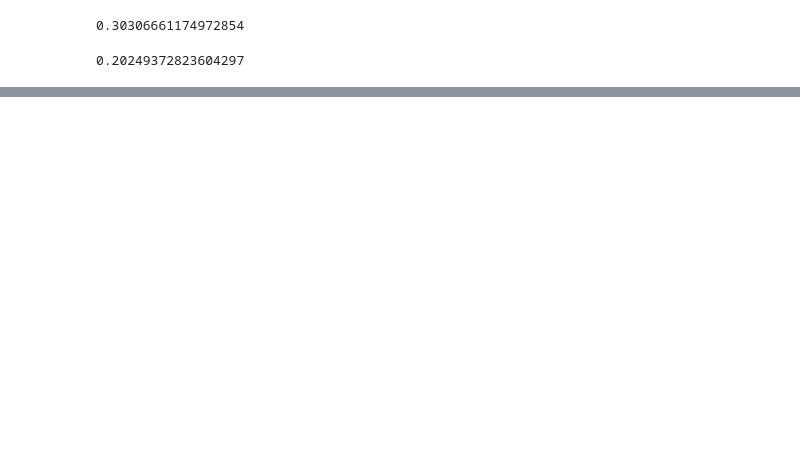
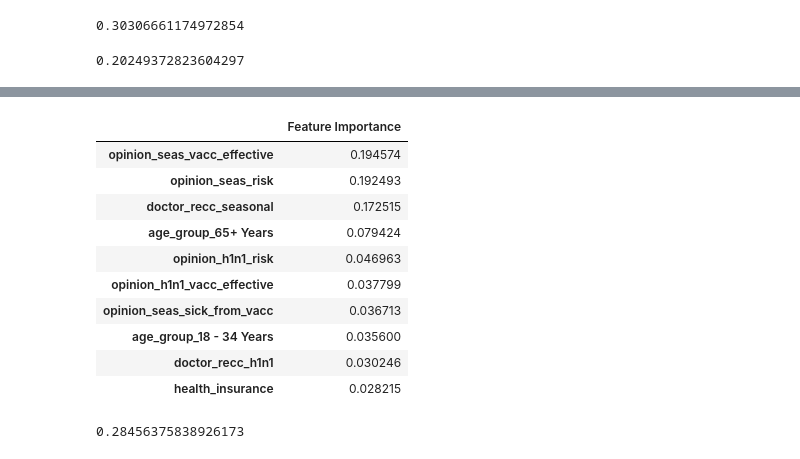
Before and after one commit to pmjustafort/flushotlearning, a Jupyter notebook: index.ipynb, the cells around one changed output, grey strips where cells are left out. Saved outputs shown, nothing was run; the diff lists cells and outputs as text; code cells hidden in the pictures; blank space fills up the shorter version.

```diff
--- a/index.ipynb
+++ b/index.ipynb
@@ -542,0 +659,18 @@ calculate_percentage(train_df_encoded, 'doctor_recc_h1n1')
+# %%
+top_10
+# %% [output]
+|  | Feature Importance |
+| opinion_seas_vacc_effective | 0.194574 |
+| opinion_seas_risk | 0.192493 |
+| doctor_recc_seasonal | 0.172515 |
+| age_group_65+ Years | 0.079424 |
+| opinion_h1n1_risk | 0.046963 |
+| opinion_h1n1_vacc_effective | 0.037799 |
+| opinion_seas_sick_from_vacc | 0.036713 |
+| age_group_18 - 34 Years | 0.035600 |
+| doctor_recc_h1n1 | 0.030246 |
+| health_insurance | 0.028215 |
+# %%
+len(train_df_encoded[(train_df_encoded['age_group_18 - 34 Years'] == 1) & (train_df_encoded['seasonal_vaccine'] == 1)]) / len(train_df_encoded[(train_df_encoded['age_group_18 - 34 Years'] == 1)])
+# %% [output]
+0.28456375838926173
```
Also changed, not shown: parts of 13 cells of this notebook.
